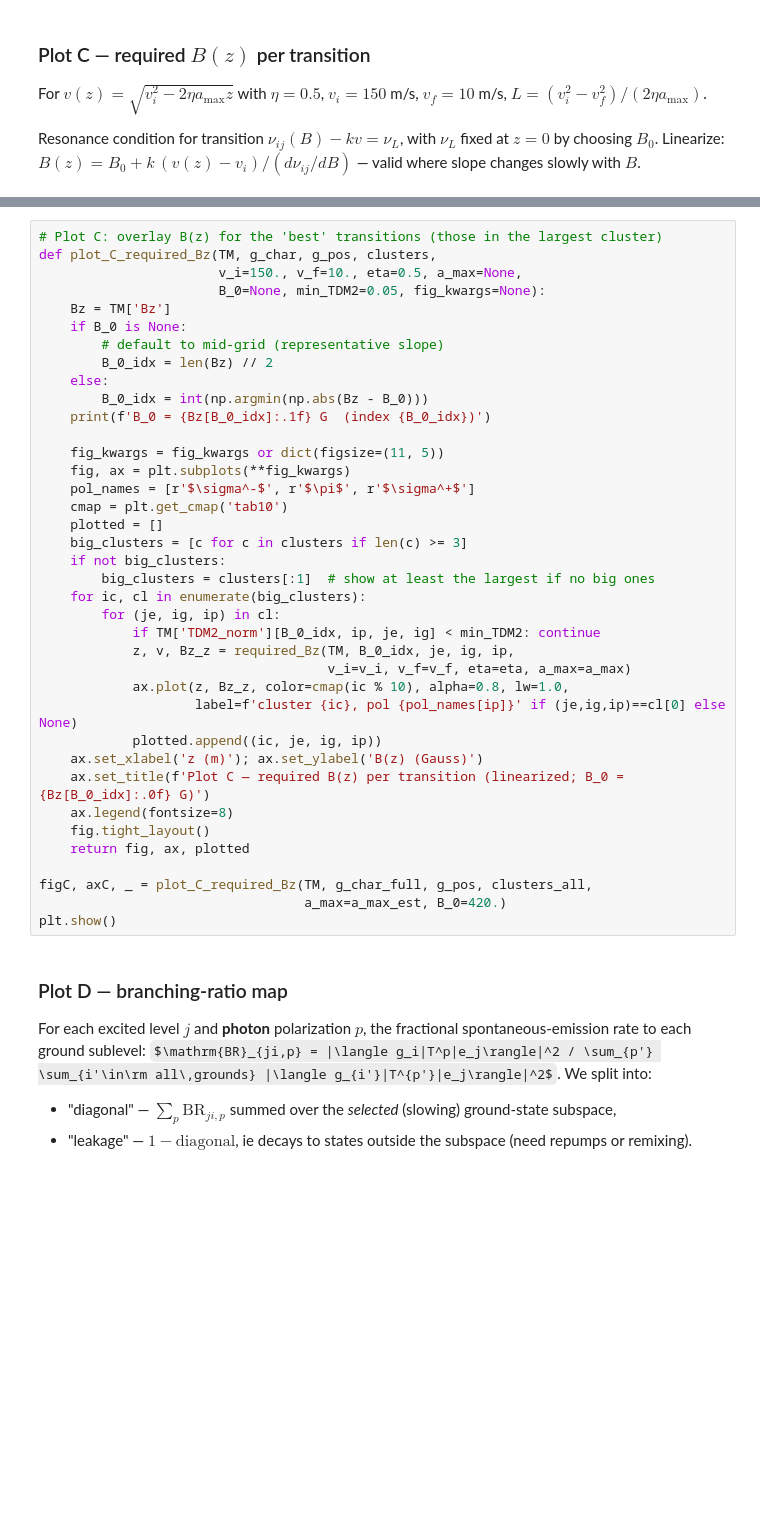
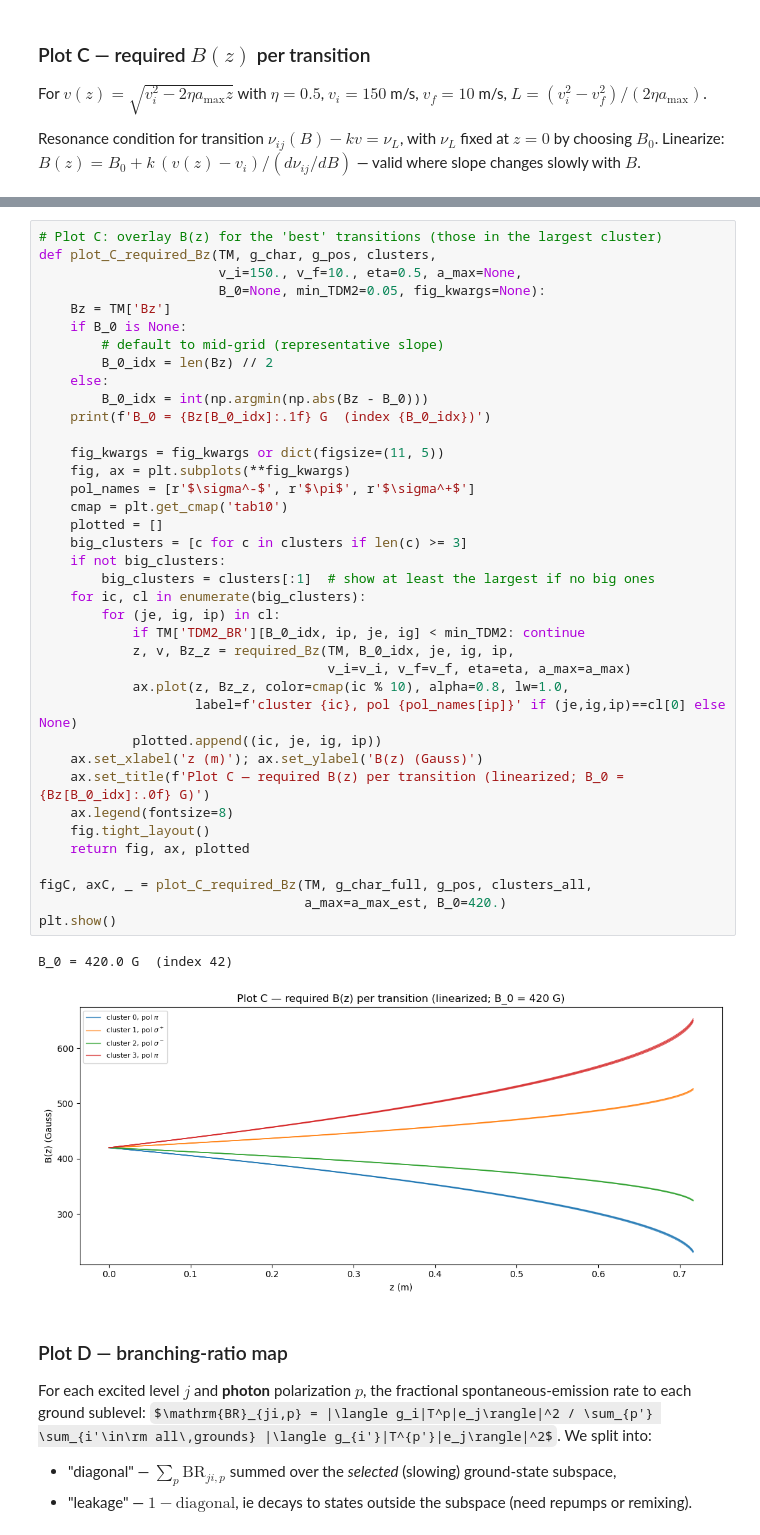
Before and after one commit to arianjad/Molecule-Structure, a Jupyter notebook: Jupyter Notebooks/RaX/zeeman_slower_2.ipynb, the cells around one changed output, grey strips where cells are left out. Saved outputs shown, nothing was run; the diff lists cells and outputs as text; some formulas as TeX source; blank space fills up the shorter version.

Commit message:
zeeman_slower_2: BR refactor followup — Plot C TDM2 ref, re-execute

```diff
--- a/Jupyter Notebooks/RaX/zeeman_slower_2.ipynb
+++ b/Jupyter Notebooks/RaX/zeeman_slower_2.ipynb
@@ -467,34 +495,37 @@ def plot_C_required_Bz(TM, g_char, g_pos, clusters,
         # default to mid-grid (representative slope)
         B_0_idx = len(Bz) // 2
     else:
         B_0_idx = int(np.argmin(np.abs(Bz - B_0)))
     print(f'B_0 = {Bz[B_0_idx]:.1f} G  (index {B_0_idx})')
 
     fig_kwargs = fig_kwargs or dict(figsize=(11, 5))
     fig, ax = plt.subplots(**fig_kwargs)
     pol_names = [r'$\sigma^-$', r'$\pi$', r'$\sigma^+$']
     cmap = plt.get_cmap('tab10')
     plotted = []
     big_clusters = [c for c in clusters if len(c) >= 3]
     if not big_clusters:
         big_clusters = clusters[:1]  # show at least the largest if no big ones
     for ic, cl in enumerate(big_clusters):
         for (je, ig, ip) in cl:
-            if TM['TDM2_norm'][B_0_idx, ip, je, ig] < min_TDM2: continue
+            if TM['TDM2_BR'][B_0_idx, ip, je, ig] < min_TDM2: continue
             z, v, Bz_z = required_Bz(TM, B_0_idx, je, ig, ip,
                                      v_i=v_i, v_f=v_f, eta=eta, a_max=a_max)
             ax.plot(z, Bz_z, color=cmap(ic % 10), alpha=0.8, lw=1.0,
                     label=f'cluster {ic}, pol {pol_names[ip]}' if (je,ig,ip)==cl[0] else None)
             plotted.append((ic, je, ig, ip))
     ax.set_xlabel('z (m)'); ax.set_ylabel('B(z) (Gauss)')
     ax.set_title(f'Plot C — required B(z) per transition (linearized; B_0 = {Bz[B_0_idx]:.0f} G)')
     ax.legend(fontsize=8)
     fig.tight_layout()
     return fig, ax, plotted
 
 figC, axC, _ = plot_C_required_Bz(TM, g_char_full, g_pos, clusters_all,
                                   a_max=a_max_est, B_0=420.)
 plt.show()
+# %% [output]
+B_0 = 420.0 G  (index 42)
+[figure, added]
 # %% [markdown]
 ### Plot D — branching-ratio map
 
```
Also changed, not shown: parts of 17 cells of this notebook.
